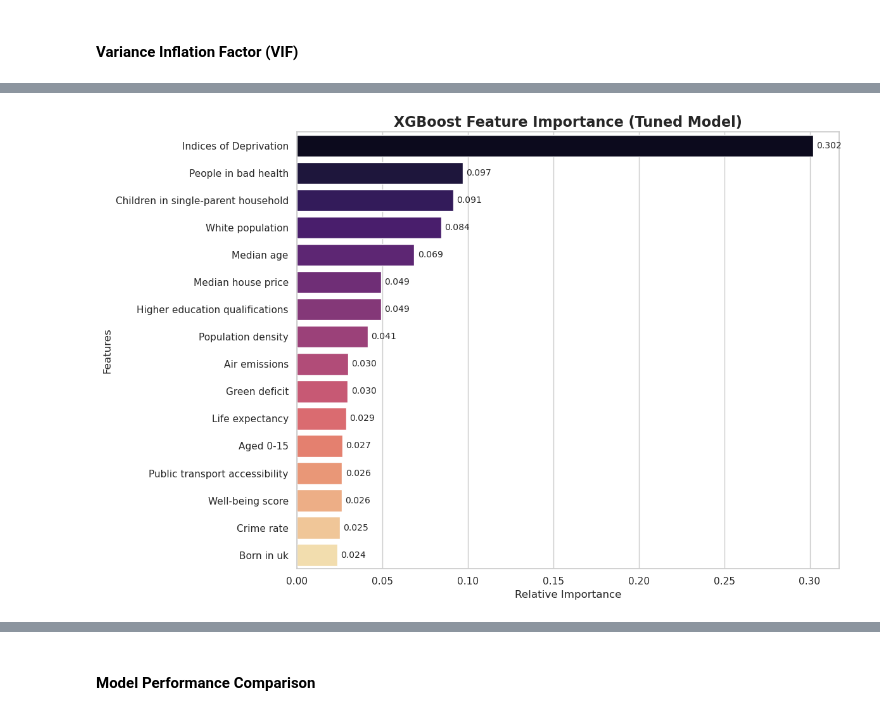
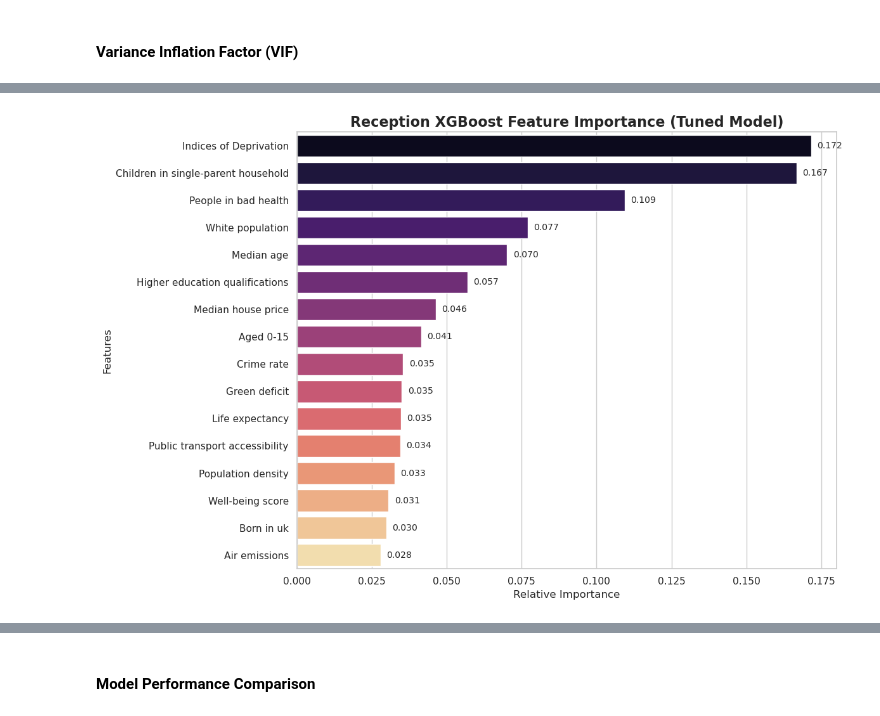
Before and after one commit to mixedmint/DSSS, a Jupyter notebook: childhood obesity.ipynb, the cells around one changed output, grey strips where cells are left out. Drawn from its saved outputs; the diff is of its cells as text; code cells hidden in the pictures.

```diff
--- a/childhood obesity.ipynb
+++ b/childhood obesity.ipynb
@@ -903,33 +943,21 @@ Successfully installed nvidia-nccl-cu12-2.29.7 xgboost-3.2.0
 # %%
 import xgboost as xgb
-from sklearn.model_selection import GridSearchCV
-import matplotlib.pyplot as plt
-import seaborn as sns
-from sklearn.metrics import mean_squared_error, r2_score
-import numpy as np
-import pandas as pd
 
-# ==========================================
-# 1. 定义 XGBoost 的超参数搜索网格
-# ==========================================
-# XGBoost 很容易在小数据集上过拟合，所以 max_depth 通常设置得比 RF 浅
+# Define the hyperparameter search grid for XGBoost
 param_grid_xgb = {
-    'n_estimators': [100, 300, 500],        # 迭代次数 (树的数量)
-    'max_depth': [3, 5, 7],                 # 每棵树的最大深度
-    'learning_rate': [0.01, 0.05, 0.1],     # 学习率 (步长)，越小越稳但需要更多树
-    'subsample': [0.8, 1.0],                # 样本采样率 (每次建树用多少比例的数据)
-    'colsample_bytree': [0.8, 1.0]          # 特征采样率 (每次建树用多少比例的特征)
+    'n_estimators': [100, 300, 500],
+    'max_depth': [3, 5, 7],
+    'learning_rate': [0.01, 0.05, 0.1],
+    'subsample': [0.8, 1.0],
+    'colsample_bytree': [0.8, 1.0]
 }
 
-# 2. 初始化基础 XGBoost 模型
-# objective='reg:squarederror' 是标准的回归损失函数
+# Initialize the base XGBoost model
 xgb_base = xgb.XGBRegressor(random_state=42, n_jobs=-1, objective='reg:squarederror')
 
-# ==========================================
-# 3. 设置 5 折交叉验证 (5-Fold CV)
-# ==========================================
-print("开始进行 XGBoost 交叉验证和超参数搜索，请稍候...")
-grid_search_xgb = GridSearchCV(
+# Configure 5-Fold Cross-Validation
+print("Reception XGBoost — Starting CV and Hyperparameter Search...")
+grid_search_xgb_rec = GridSearchCV(
     estimator=xgb_base,
     param_grid=param_grid_xgb,
     cv=5,
@@ -938,47 +966,38 @@ grid_search_xgb = GridSearchCV(
     verbose=1
 )
 
-# 4. 在训练集上拟合 CV
-grid_search_xgb.fit(X_train, y_train)
+# Fit GridSearchCV on the training data
+grid_search_xgb_rec.fit(X_train_rec, y_train_rec)
 
-# 5. 提取出最佳模型和最佳参数
-best_xgb_model = grid_search_xgb.best_estimator_
+# Extract the best model and optimal parameters
+best_xgb_rec = grid_search_xgb_rec.best_estimator_
 
-print("Best Parameters:")
-for key, value in grid_search_xgb.best_params_.items():
+print("\nBest Parameters:")
+for key, value in grid_search_xgb_rec.best_params_.items():
     print(f" - {key}: {value}")
 
-# ==========================================
-# 6. 测试集预测与评估
-# ==========================================
-xgb_y_pred = best_xgb_model.predict(X_test)
+# Test set prediction and evaluation
+y_pred_xgb_rec = best_xgb_rec.predict(X_test_rec)
 
-xgb_rmse = np.sqrt(mean_squared_error(y_test, xgb_y_pred))
-xgb_r2 = r2_score(y_test, xgb_y_pred)
+rmse_xgb_rec = np.sqrt(mean_squared_error(y_test_rec, y_pred_xgb_rec))
+r2_xgb_rec = r2_score(y_test_rec, y_pred_xgb_rec)
 
-print("\n====================== Best XGBoost 测试集预测性能 ======================")
-print(f"R-squared (R²): {xgb_r2:.4f}")
-print(f"RMSE: {xgb_rmse:.4f}")
+print(f"Reception XGBoost — R²: {r2_xgb_rec:.4f}, RMSE: {rmse_xgb_rec:.4f}")
 
-# ==========================================
-# 7. 绘制 XGBoost 特征重要性图
-# ==========================================
-importances_xgb = best_xgb_model.feature_importances_
-feature_names = X_train.columns
+# Plot XGBoost feature importance
+importances_xgb_rec = best_xgb_rec.feature_importances_
 
-importance_df_xgb = pd.DataFrame({'Feature': feature_names, 'Importance': importances_xgb})
-importance_df_xgb = importance_df_xgb.sort_values(by='Importance', ascending=False)
+importance_df_xgb_rec = pd.DataFrame({'Feature': X_train_rec.columns, 'Importance': importances_xgb_rec})
+importance_df_xgb_rec = importance_df_xgb_rec.sort_values(by='Importance', ascending=False)
 
 plt.figure(figsize=(12, 8))
-# 使用了 hue='Feature' 和 legend=False，完美避开之前的警告，并使用了 'magma' 暖色系调色板以示区分
-sns.barplot(x='Importance', y='Feature', data=importance_df_xgb, hue='Feature', palette='magma', legend=False)
+sns.barplot(x='Importance', y='Feature', data=importance_df_xgb_rec, hue='Feature', palette='magma', legend=False)
 
-plt.title('XGBoost Feature Importance (Tuned Model)', fontsize=16, fontweight='bold')
+plt.title('Reception XGBoost Feature Importance (Tuned Model)', fontsize=16, fontweight='bold')
 plt.xlabel('Relative Importance', fontsize=12)
 plt.ylabel('Features', fontsize=12)
 
-# 在柱子旁添加数值
-for index, value in enumerate(importance_df_xgb['Importance']):
+for index, value in enumerate(importance_df_xgb_rec['Importance']):
     plt.text(value + 0.002, index, f'{value:.3f}', va='center', fontsize=10)
 
 plt.tight_layout()
@@ -1001 +1016 @@ RMSE: 2.6887
-[figure, old version]
+[figure, new version]
```
Also changed, not shown: parts of 58 cells of this notebook.
